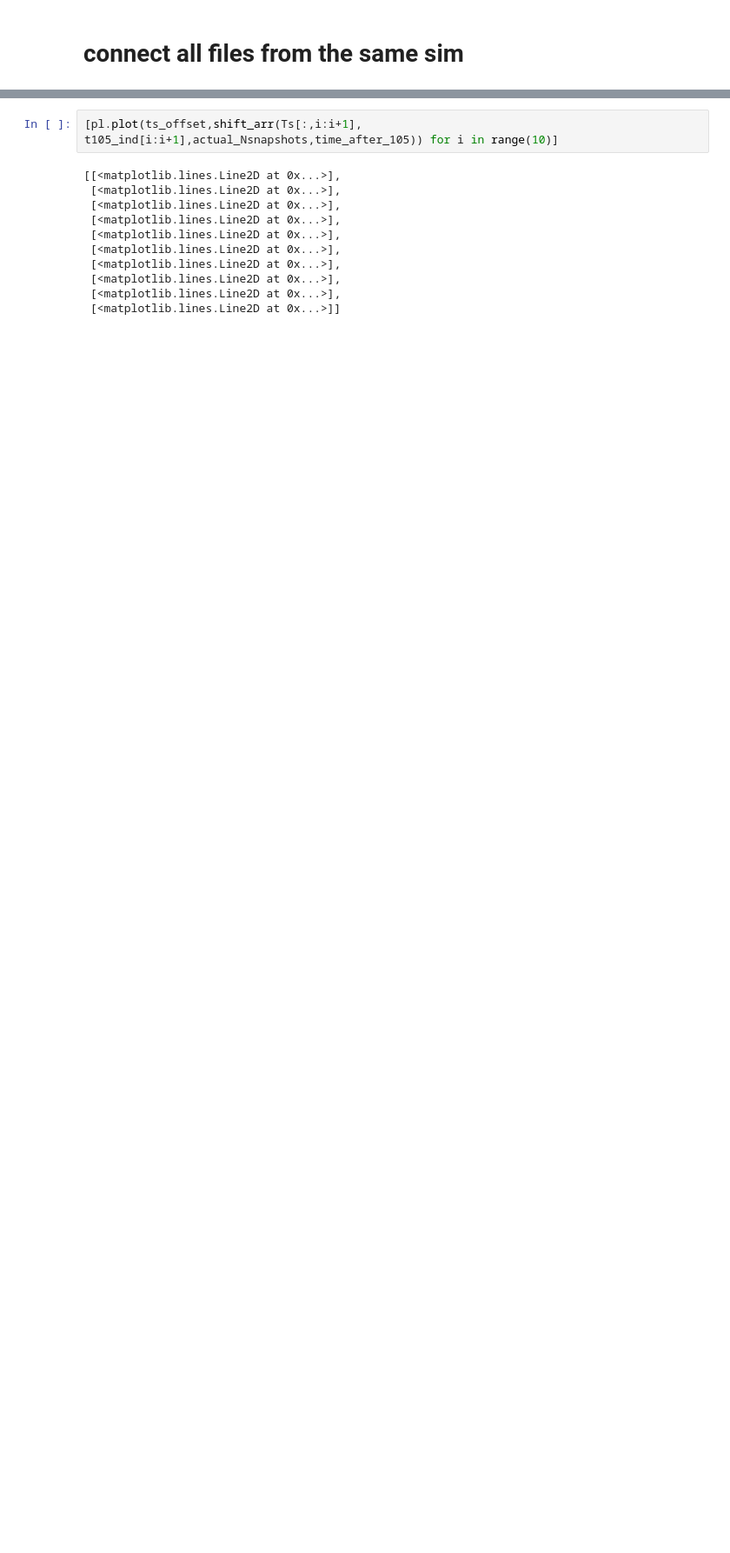
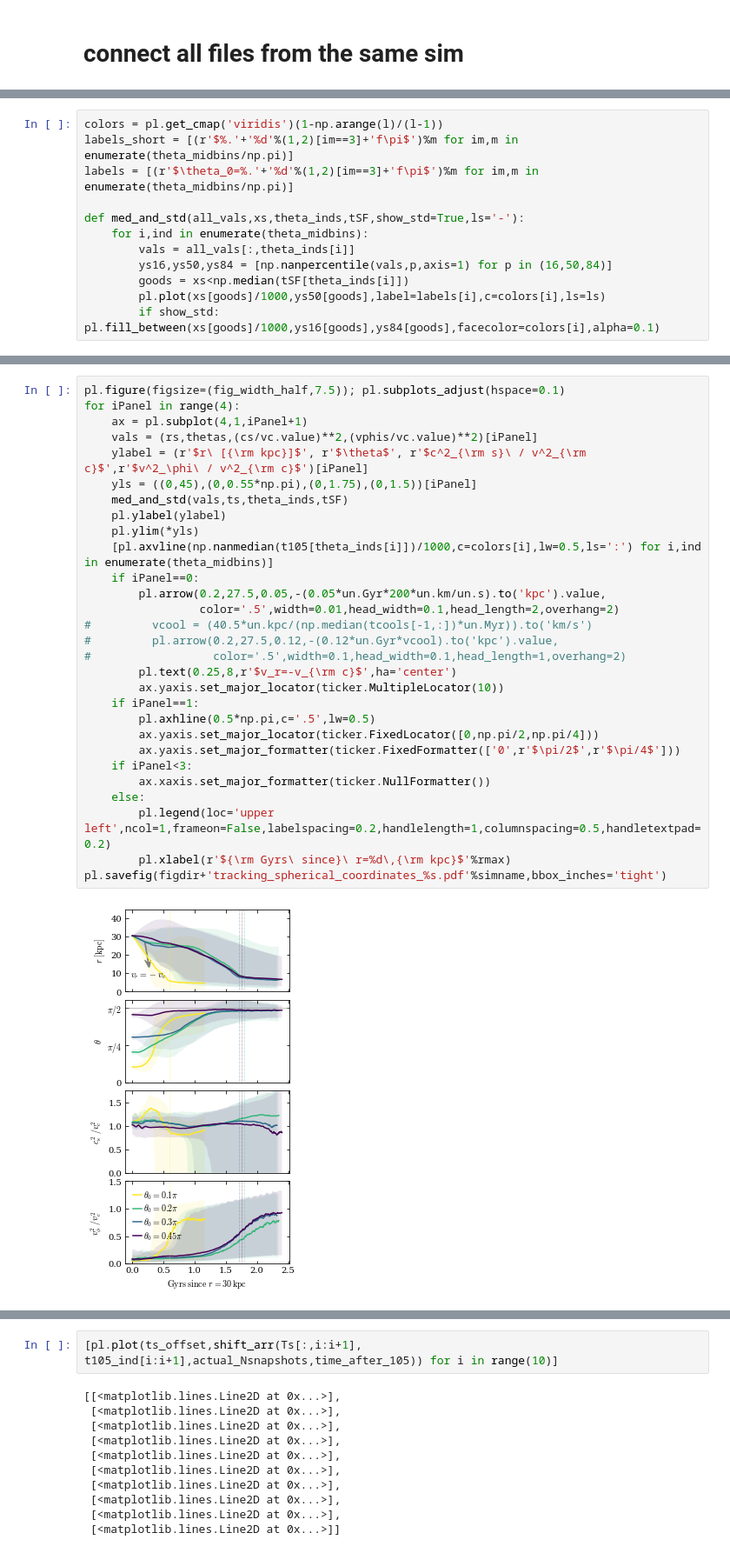
Before and after one commit to JonathanSternAstro/gizmo_analysis, a Jupyter notebook: ipynb/subsonic_solution/particle_tracking_multiple_sims.ipynb, the cells around one changed output, grey strips where cells are left out. Shown: that part at 87% size. Cells and saved outputs as stored; diff of their text form; blank space fills up the shorter version.

```diff
--- a/ipynb/subsonic_solution/particle_tracking_multiple_sims.ipynb
+++ b/ipynb/subsonic_solution/particle_tracking_multiple_sims.ipynb
@@ -140,0 +276,12 @@ for isim,simname in enumerate(simnames[:]):
+# %%
+colors = pl.get_cmap('viridis')(1-np.arange(l)/(l-1))
+labels_short = [(r'$%.'+'%d'%(1,2)[im==3]+'f\pi$')%m for im,m in enumerate(theta_midbins/np.pi)]
+labels = [(r'$\theta_0=%.'+'%d'%(1,2)[im==3]+'f\pi$')%m for im,m in enumerate(theta_midbins/np.pi)]
+
+def med_and_std(all_vals,xs,theta_inds,tSF,show_std=True,ls='-'):
+    for i,ind in enumerate(theta_midbins):
+        vals = all_vals[:,theta_inds[i]]
+        ys16,ys50,ys84 = [np.nanpercentile(vals,p,axis=1) for p in (16,50,84)]
+        goods = xs<np.median(tSF[theta_inds[i]])
+        pl.plot(xs[goods]/1000,ys50[goods],label=labels[i],c=colors[i],ls=ls)
+        if show_std: pl.fill_between(xs[goods]/1000,ys16[goods],ys84[goods],facecolor=colors[i],alpha=0.1)
@@ -140,0 +370,31 @@ for isim,simname in enumerate(simnames[:]):
+# %%
+pl.figure(figsize=(fig_width_half,7.5)); pl.subplots_adjust(hspace=0.1)
+for iPanel in range(4):
+    ax = pl.subplot(4,1,iPanel+1)
+    vals = (rs,thetas,(cs/vc.value)**2,(vphis/vc.value)**2)[iPanel]
+    ylabel = (r'$r\ [{\rm kpc}]$', r'$\theta$', r'$c^2_{\rm s}\ / v^2_{\rm c}$',r'$v^2_\phi\ / v^2_{\rm c}$')[iPanel]
+    yls = ((0,45),(0,0.55*np.pi),(0,1.75),(0,1.5))[iPanel]
+    med_and_std(vals,ts,theta_inds,tSF)
+    pl.ylabel(ylabel)
+    pl.ylim(*yls)
+    [pl.axvline(np.nanmedian(t105[theta_inds[i]])/1000,c=colors[i],lw=0.5,ls=':') for i,ind in enumerate(theta_midbins)]
+    if iPanel==0:
+        pl.arrow(0.2,27.5,0.05,-(0.05*un.Gyr*200*un.km/un.s).to('kpc').value,
+                 color='.5',width=0.01,head_width=0.1,head_length=2,overhang=2)
+#         vcool = (40.5*un.kpc/(np.median(tcools[-1,:])*un.Myr)).to('km/s')
+#         pl.arrow(0.2,27.5,0.12,-(0.12*un.Gyr*vcool).to('kpc').value,
+#                  color='.5',width=0.1,head_width=0.1,head_length=1,overhang=2)
+        pl.text(0.25,8,r'$v_r=-v_{\rm c}$',ha='center')
+        ax.yaxis.set_major_locator(ticker.MultipleLocator(10))
+    if iPanel==1:
+        pl.axhline(0.5*np.pi,c='.5',lw=0.5)
+        ax.yaxis.set_major_locator(ticker.FixedLocator([0,np.pi/2,np.pi/4]))
+        ax.yaxis.set_major_formatter(ticker.FixedFormatter(['0',r'$\pi/2$',r'$\pi/4$']))
+    if iPanel<3:
+        ax.xaxis.set_major_formatter(ticker.NullFormatter())
+    else:
+        pl.legend(loc='upper left',ncol=1,frameon=False,labelspacing=0.2,handlelength=1,columnspacing=0.5,handletextpad=0.2)
+        pl.xlabel(r'${\rm Gyrs\ since}\ r=%d\,{\rm kpc}$'%rmax)
+pl.savefig(figdir+'tracking_spherical_coordinates_%s.pdf'%simname,bbox_inches='tight')
+# %% [output]
+[figure, added]
```
Also changed, not shown: parts of 18 cells of this notebook, 7 other files.
